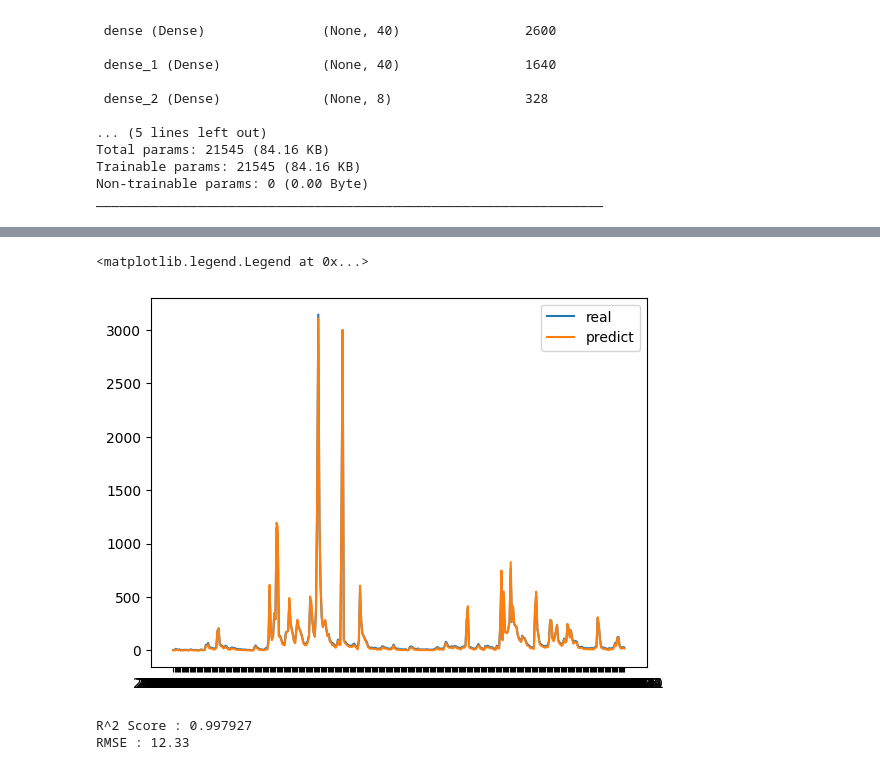
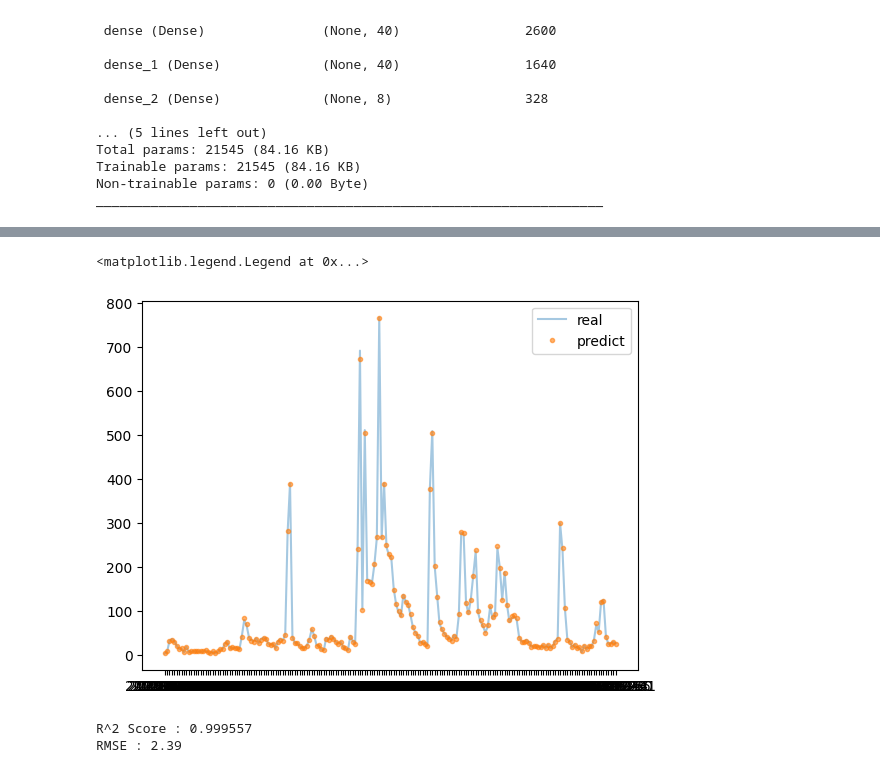
Before and after one commit to zinseo964/dam_flow, a Jupyter notebook: damwithhour.ipynb, the cells around one changed output, grey strips where cells are left out. Cells and saved outputs as stored; diff of their text form; code cells hidden in the pictures.

```diff
--- a/damwithhour.ipynb
+++ b/damwithhour.ipynb
@@ -181,8 +183,8 @@ data = data.dropna()
 
 train = data[data['Date']<'2018-01-01']
 valid = data[data['Date']>='2018-01-01']
-valid = valid[valid['Date']<'2022-01-01']
-test = data[data['Date']>='2022-01-01']
+valid = valid[valid['Date']<'2023-01-01']
+test = data[data['Date']>='2023-01-01']
 print('train set : ', len(train),"\n",
       'valid set : ', len(valid), "\n",
       'test set : ', len(test), "\n")
@@ -380,11 +382,11 @@ test_results
 # %%
-plt.plot(test_results['Actuals'][:])
-plt.plot(test_results['Test Predictions'][:])
+plt.plot(test_results['Actuals'][:], alpha=0.4)
+plt.plot(test_results['Test Predictions'][:],'.',alpha = 0.6)
 
 plt.legend(['real', 'predict'])
 # %% [output]
 <matplotlib.legend.Legend at 0x...>
-[figure, old version]
+[figure, new version]
 # %%
 from sklearn.metrics import r2_score
 from sklearn.metrics import mean_squared_error
@@ -394,5 +396,5 @@ rsquared_score = r2_score(testY, test_predictions)
 print('R^2 Score : %f' %(rsquared_score))
 print('RMSE : %.2f' %(rmse))
 # %% [output]
-R^2 Score : 0.997927
-RMSE : 12.33
+R^2 Score : 0.999557
+RMSE : 2.39
```
Also changed, not shown: parts of 12 cells of this notebook.
